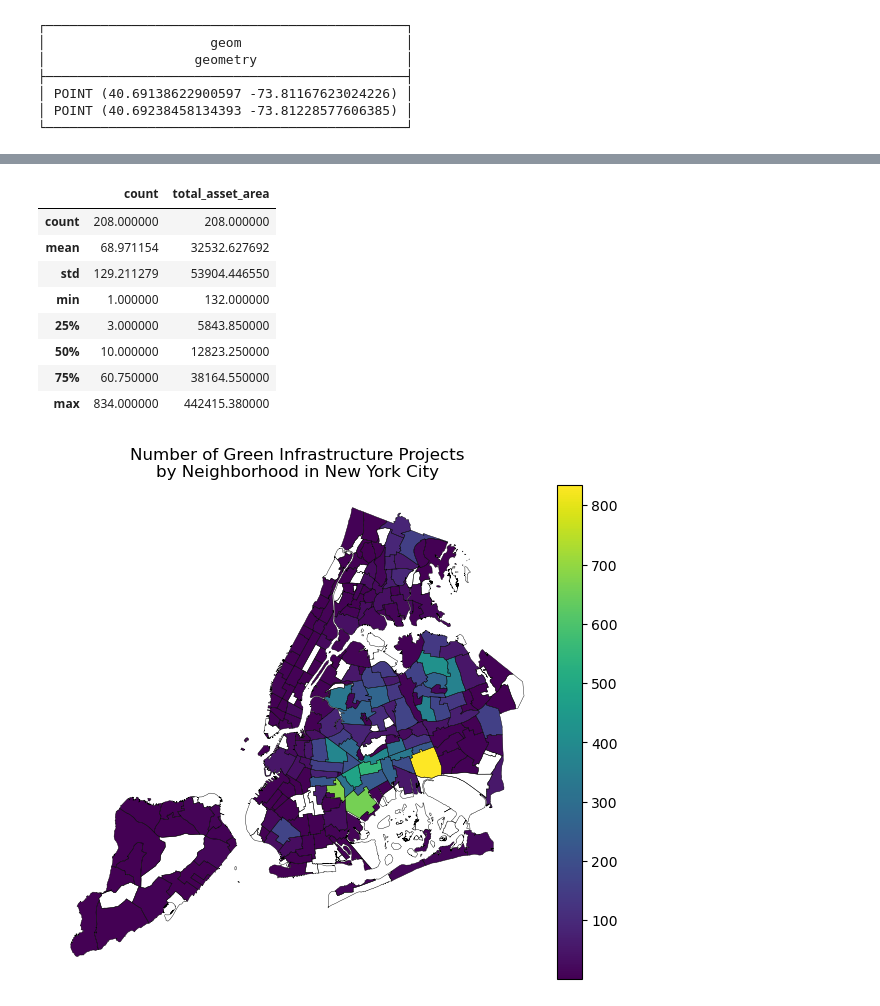
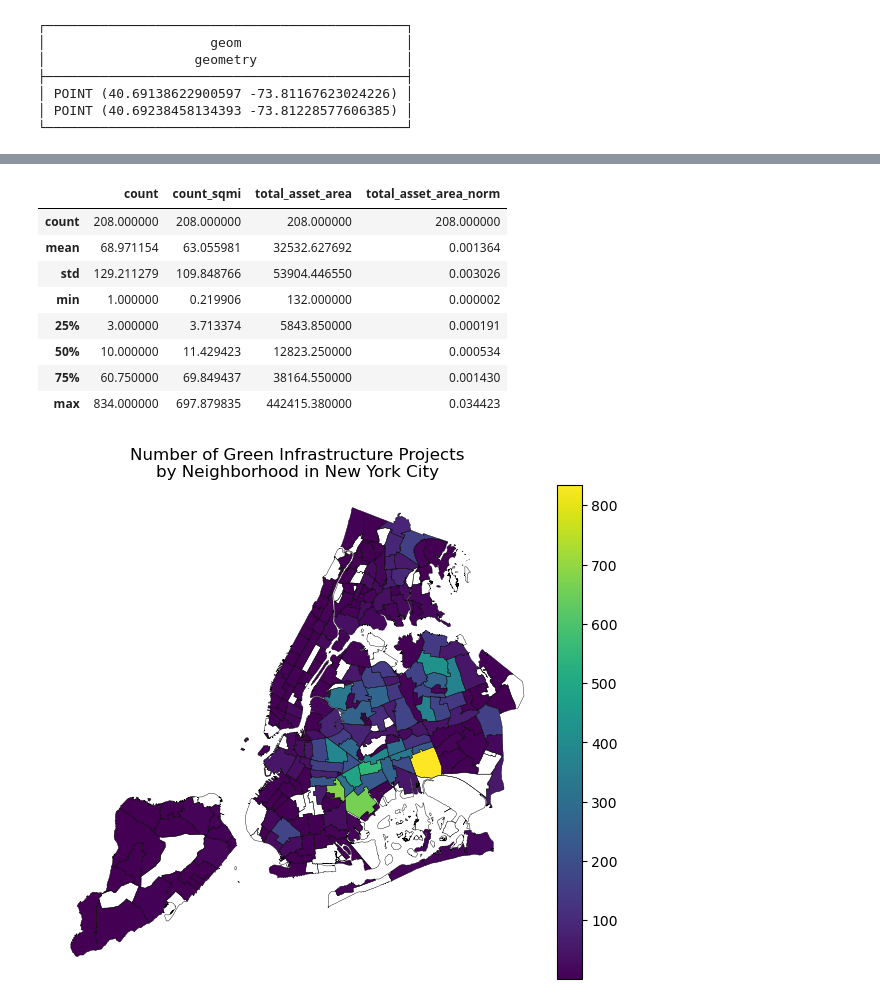
Before and after one commit to mebauer/duckdb-python-basics, a Jupyter notebook: data-analysis.ipynb, the cells around one changed output, grey strips where cells are left out. Saved outputs shown, nothing was run; the diff lists cells and outputs as text; code cells hidden in the pictures.

```diff
--- a/data-analysis.ipynb
+++ b/data-analysis.ipynb
@@ -538,8 +539,7 @@ spatial_join = con.sql("""
 """)
 
 # group by Neighborhood
-merged_nta = con.sql(
-    """
+merged_nta = con.sql("""
     SELECT
         NTA2020,
         nta_name_full,
@@ -547,23 +547,20 @@ merged_nta = con.sql(
         ROUND(SUM(Asset_Area), 2) AS total_asset_area
     FROM spatial_join
     GROUP BY NTA2020, nta_name_full
-    """
-)
+""")
 
 # normalize values by neighborhood area
-df = con.sql(
-    """
+df = con.sql("""
     SELECT
         nta_name_full,
         count,
-        count / (Shape_Area::BIGINT / 27878400) AS count_sqmi,
+        count / (Shape_Area / 27878400) AS count_sqmi,
         total_asset_area,
-        total_asset_area / Shape_Area::BIGINT AS total_asset_area_norm,
+        total_asset_area / Shape_Area AS total_asset_area_norm,
     FROM merged_nta
     LEFT JOIN neighborhoods USING (NTA2020)
     ORDER BY total_asset_area DESC
-    """
-).df()
+""").df()
 
 # sanity check
 df.head()
@@ -629,17 +626,17 @@ nta_merged.head()
 | 4 | 3 | Brooklyn | 047 | BK0201 | Brooklyn Heights | BkHts | 0 | BK02 | BK02 Downtown Brooklyn-Fort Green... | 14312.504867 | ... |
 # %%
 # examine summary statistics
-nta_merged[['count', 'total_asset_area']].describe()
+nta_merged[['count', 'count_sqmi', 'total_asset_area', 'total_asset_area_norm']].describe()
 # %% [output]
-|  | count | total_asset_area |
-| count | 208.000000 | 208.000000 |
-| mean | 68.971154 | 32532.627692 |
-| std | 129.211279 | 53904.446550 |
-| min | 1.000000 | 132.000000 |
-| 25% | 3.000000 | 5843.850000 |
-| 50% | 10.000000 | 12823.250000 |
-| 75% | 60.750000 | 38164.550000 |
-| max | 834.000000 | 442415.380000 |
+|  | count | count_sqmi | total_asset_area | total_asset_area_norm |
+| count | 208.000000 | 208.000000 | 208.000000 | 208.000000 |
+| mean | 68.971154 | 63.055981 | 32532.627692 | 0.001364 |
+| std | 129.211279 | 109.848766 | 53904.446550 | 0.003026 |
+| min | 1.000000 | 0.219906 | 132.000000 | 0.000002 |
+| 25% | 3.000000 | 3.713374 | 5843.850000 | 0.000191 |
+| 50% | 10.000000 | 11.429423 | 12823.250000 | 0.000534 |
+| 75% | 60.750000 | 69.849437 | 38164.550000 | 0.001430 |
+| max | 834.000000 | 697.879835 | 442415.380000 | 0.034423 |
 # %%
 fig, ax = plt.subplots(figsize=(6, 6))
 
```
Also changed, not shown: parts of 5 cells of this notebook.
